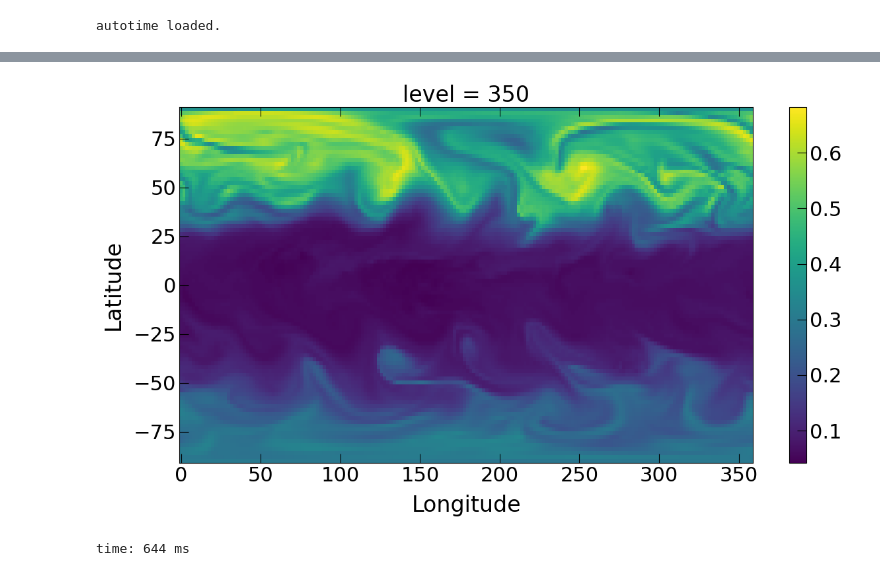
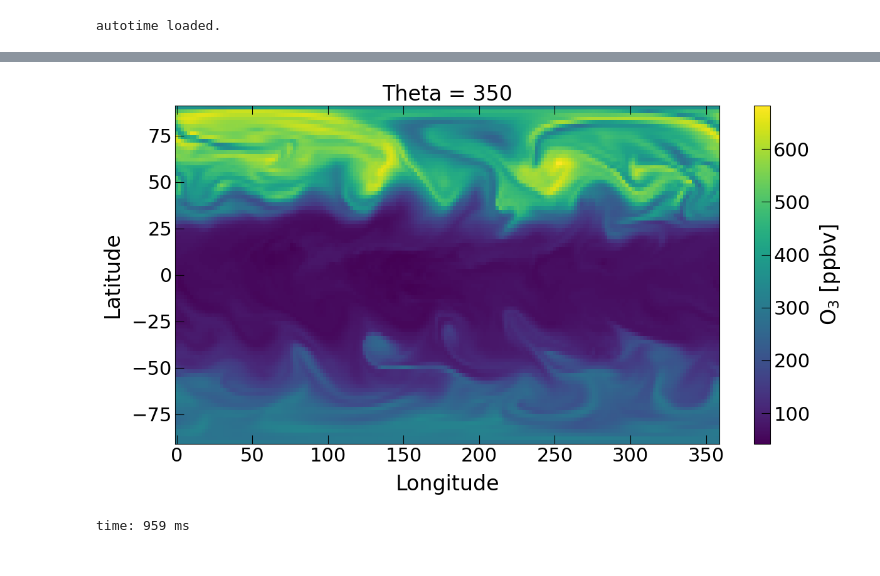
Before and after one commit to pankajkarman/reprobus, a Jupyter notebook: repro.ipynb, the cells around one changed output, grey strips where cells are left out. Saved outputs shown, nothing was run; the diff lists cells and outputs as text; code cells hidden in the pictures.

Commit message:
sanitise reprobus python class

```diff
--- a/repro.ipynb
+++ b/repro.ipynb
@@ -108,0 +66,5 @@ time: 6.93 s
+# %%
+nlev = 60
+fname = 'MODEL_history_2019050112_001410'
+bus = Reprobus(fname, nlev)
+bus.data
@@ -109,8 +85,8 @@ time: 6.93 s
 # %%
 fig, ax = plt.subplots(1, 1, figsize=(14, 7))
-isoz[:, :, 10].T.plot(ax=ax)
+bus.data['Ozone'].sel(Theta=350).T.plot(ax=ax)
 plt.savefig('altitude_reprobus.png', bbox_inches='tight')
 plt.show()
 # %% [output]
-[figure, old version]
+[figure, new version]
-time: 644 ms
+time: 959 ms
```
Also changed, not shown: parts of 4 cells of this notebook, 1 other file.
